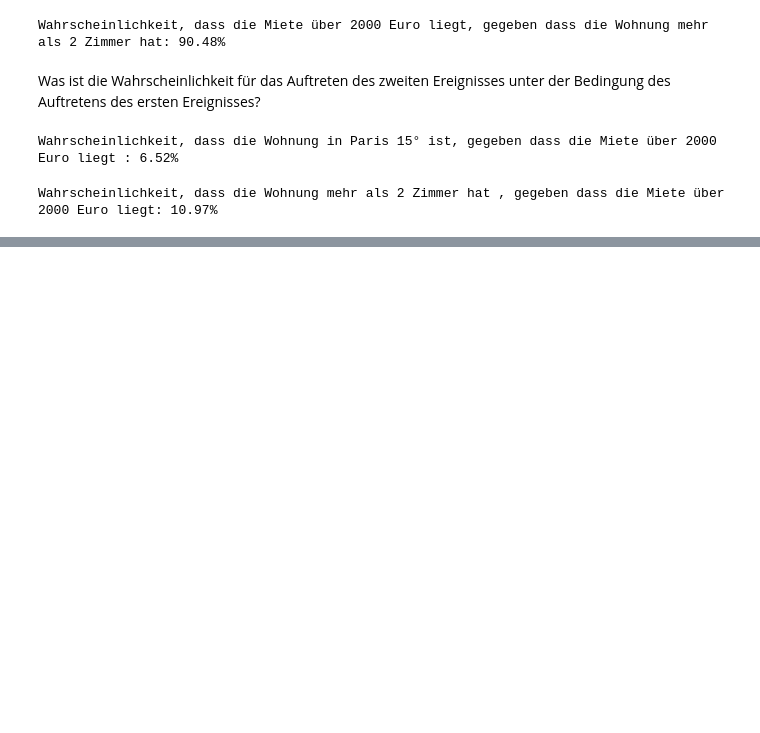
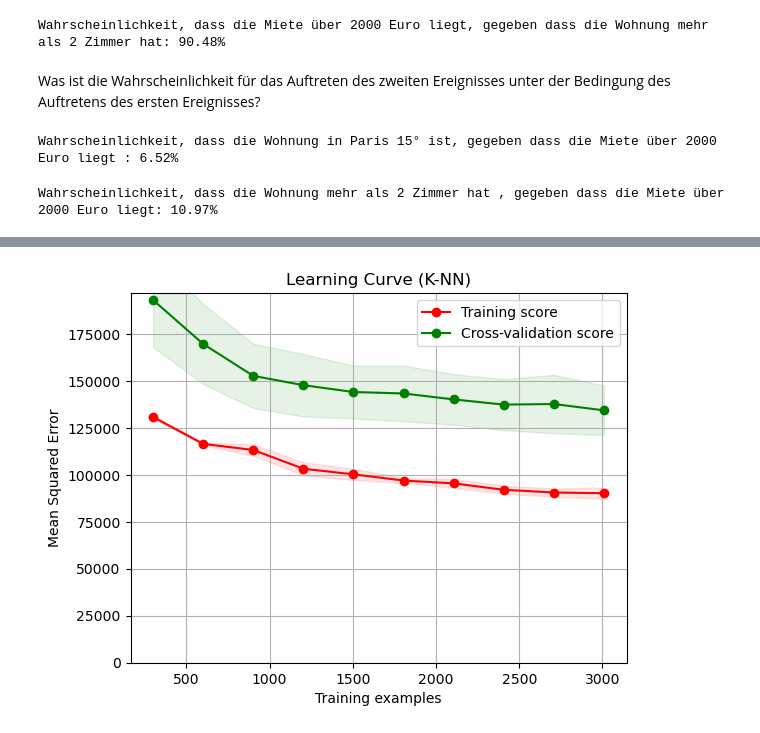
Before and after one commit to phlippos/Data-Mining, a Jupyter notebook: paris.ipynb, the cells around one changed output, grey strips where cells are left out. Drawn from its saved outputs; the diff is of its cells as text; code cells hidden in the pictures; blank space fills up the shorter version.

```diff
--- a/paris.ipynb
+++ b/paris.ipynb
@@ -547,0 +653,3 @@ Wahrscheinlichkeit, dass die Wohnung mehr als 2 Zimmer hat , gegeben dass die Mi
+# %%
+plot_learning_curve(knn_reg, X_train, y_train, title='Learning Curve (K-NN)') ## Underfit !!
+# %% [output]
@@ -547,0 +657 @@ Wahrscheinlichkeit, dass die Wohnung mehr als 2 Zimmer hat , gegeben dass die Mi
+[figure, added]
```
Also changed, not shown: parts of 55 cells of this notebook.
